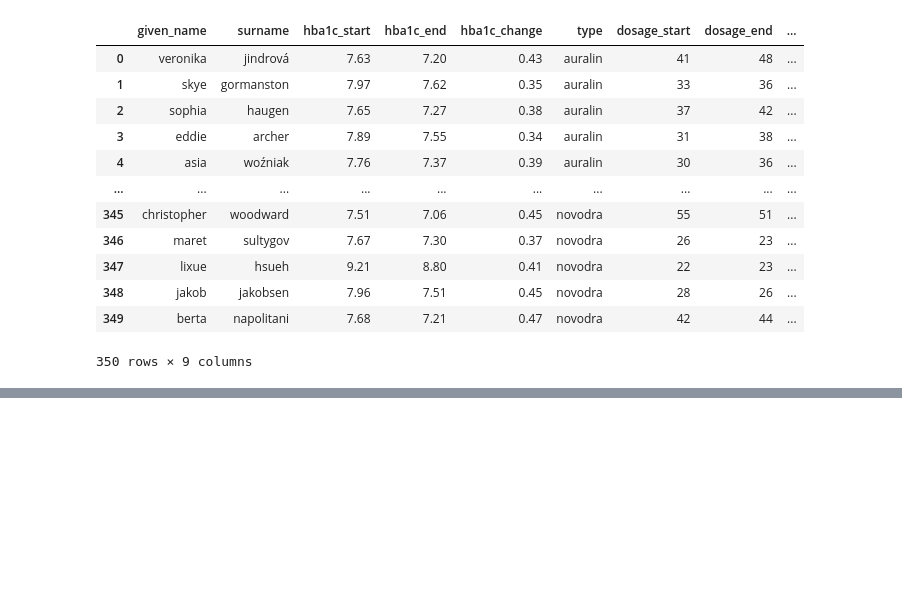
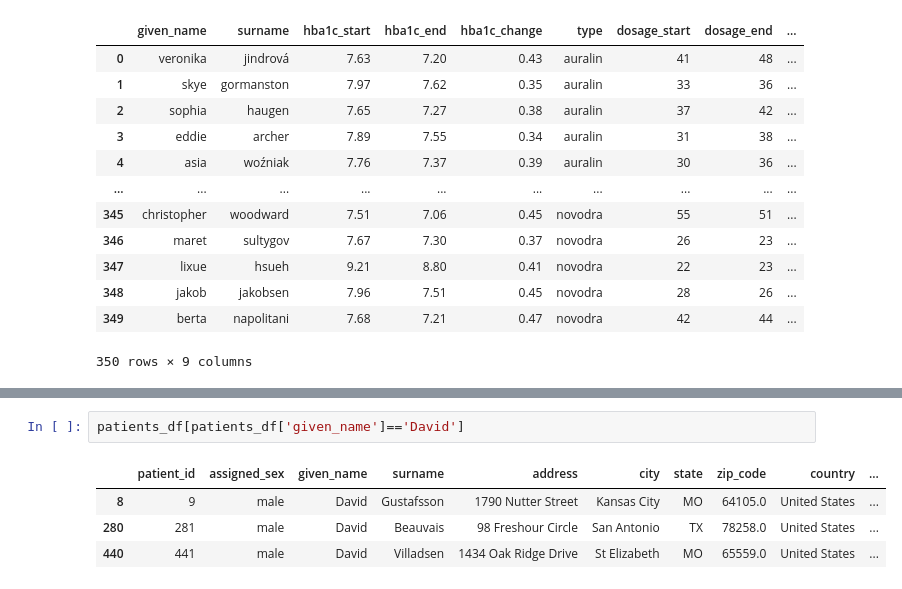
Before and after one commit to Alriyan1/Data_Visualization_Tutorial, a Jupyter notebook: data_accessing_and_cleaning.ipynb, the cells around one changed output, grey strips where cells are left out. Drawn from its saved outputs; the diff is of its cells as text; blank space fills up the shorter version.

```diff
--- a/data_accessing_and_cleaning.ipynb
+++ b/data_accessing_and_cleaning.ipynb
@@ -575,0 +668,7 @@ treatments_df
+# %%
+patients_df[patients_df['given_name']=='David']
+# %% [output]
+|  | patient_id | assigned_sex | given_name | surname | address | city | state | zip_code | country | ... |
+| 8 | 9 | male | David | Gustafsson | 1790 Nutter Street | Kansas City | MO | 64105.0 | United States | ... |
+| 280 | 281 | male | David | Beauvais | 98 Freshour Circle | San Antonio | TX | 78258.0 | United States | ... |
+| 440 | 441 | male | David | Villadsen | 1434 Oak Ridge Drive | St Elizabeth | MO | 65559.0 | United States | ... |
```
Also changed, not shown: parts of 13 cells of this notebook.
